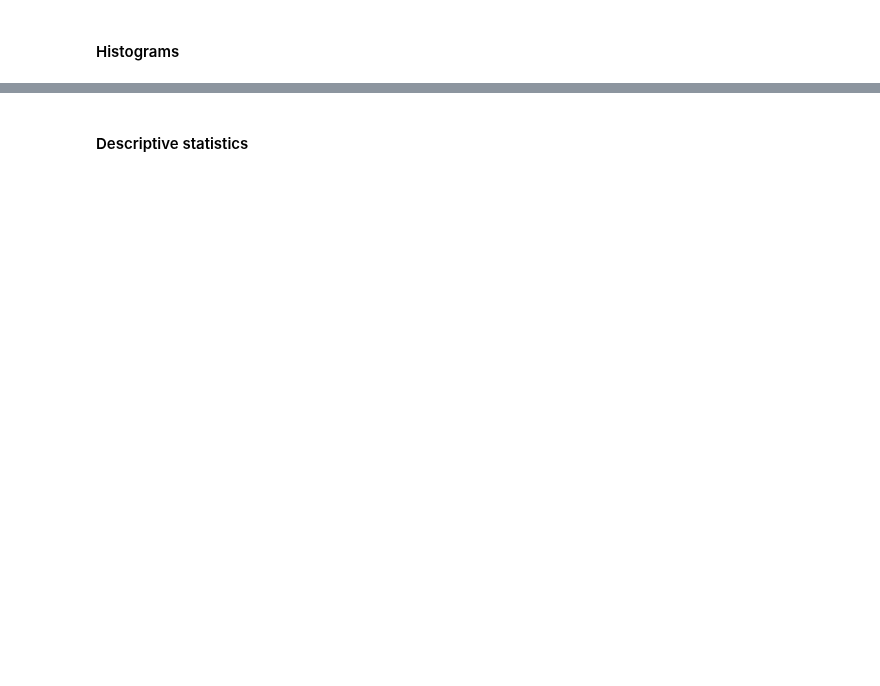
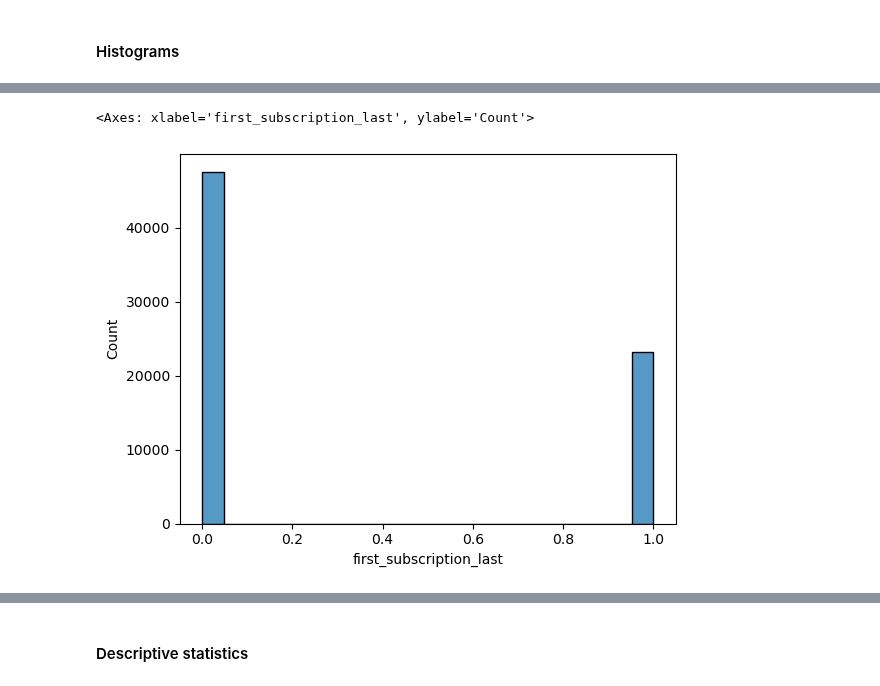
Before and after one commit to Lorenadn/HomeExchange, a Jupyter notebook: notebooks/HomeExchange-Subscriptions-Cleaning-Exploration.ipynb, the cells around one changed output, grey strips where cells are left out. Cells and saved outputs as stored; diff of their text form; code cells hidden in the pictures; blank space fills up the shorter version.

```diff
--- a/notebooks/HomeExchange-Subscriptions-Cleaning-Exploration.ipynb
+++ b/notebooks/HomeExchange-Subscriptions-Cleaning-Exploration.ipynb
@@ -54,4 +104,6 @@ hist1.show()
 # %%
-hist2 = px.histogram(sub_grouped, x = "first_subscription_last", range_x = (0,1))
-hist2.show()
+sns.histplot(sub_grouped, x = "first_subscription_last")
+# %% [output]
+<Axes: xlabel='first_subscription_last', ylabel='Count'>
+[figure, added]
 # %%
```
Also changed, not shown: parts of 12 cells of this notebook, 1 other file.
